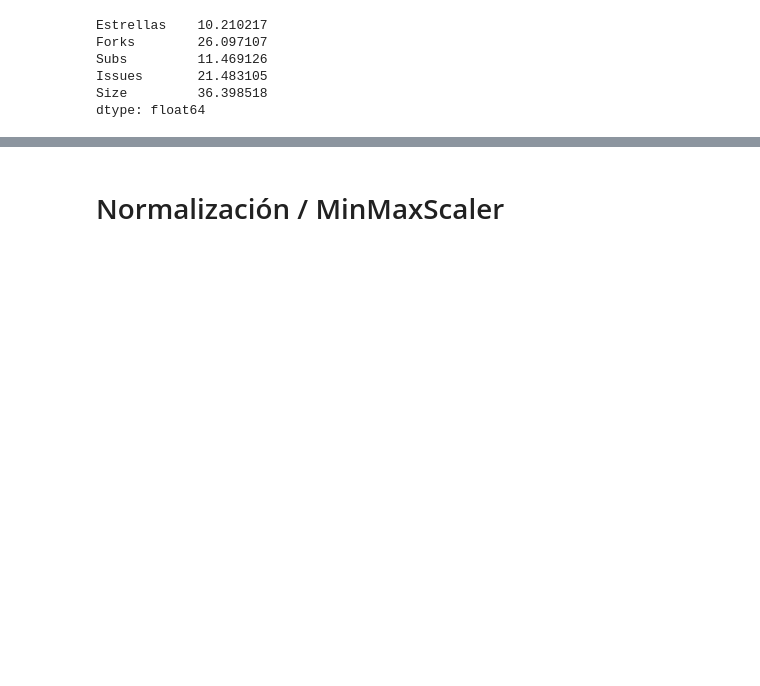
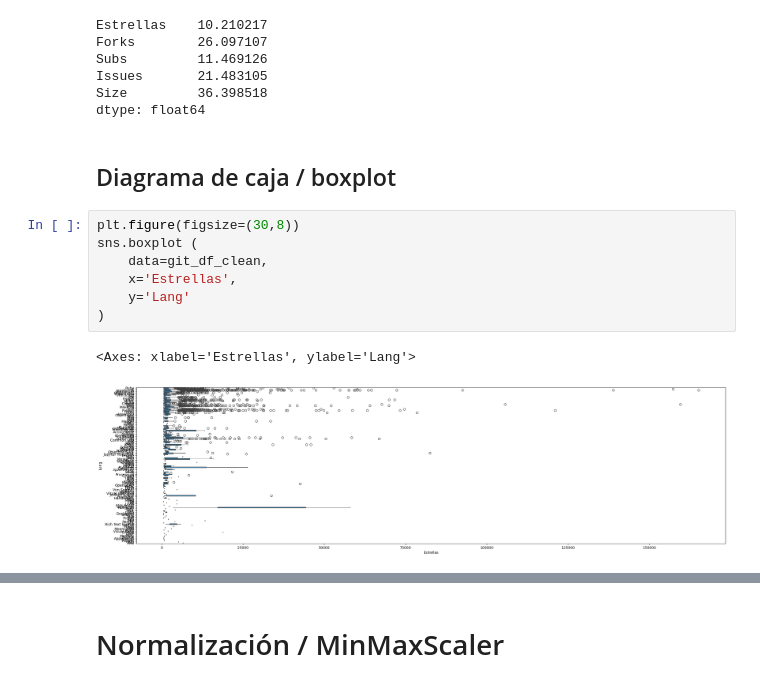
Before and after one commit to Yimi-17/jupyter_data_process, a Jupyter notebook: JyperterBooks/notebooks_proyect/notebook_principal.ipynb, the cells around one changed output, grey strips where cells are left out. Saved outputs shown, nothing was run; the diff lists cells and outputs as text; blank space fills up the shorter version.

```diff
--- a/JyperterBooks/notebooks_proyect/notebook_principal.ipynb
+++ b/JyperterBooks/notebooks_proyect/notebook_principal.ipynb
@@ -628,3 +651,15 @@ Subs         11.469126
 Issues       21.483105
 Size         36.398518
 dtype: float64
+# %% [markdown]
+## Diagrama de caja / boxplot
+# %%
+plt.figure(figsize=(30,8))
+sns.boxplot (
+    data=git_df_clean,
+    x='Estrellas',
+    y='Lang'
+)
+# %% [output]
+<Axes: xlabel='Estrellas', ylabel='Lang'>
+[figure, added]
```
Also changed, not shown: parts of 27 cells of this notebook.
